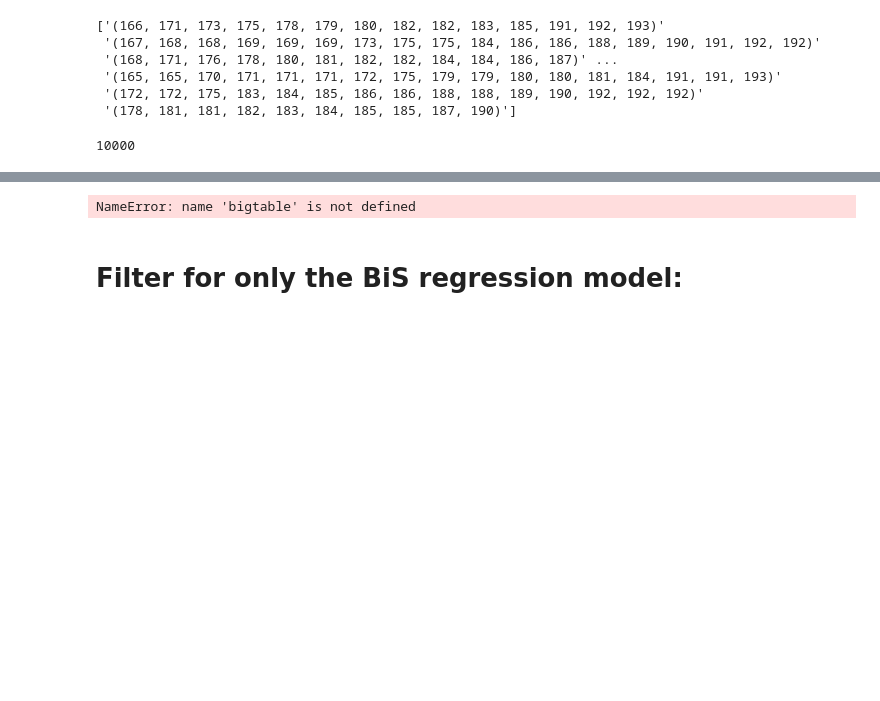
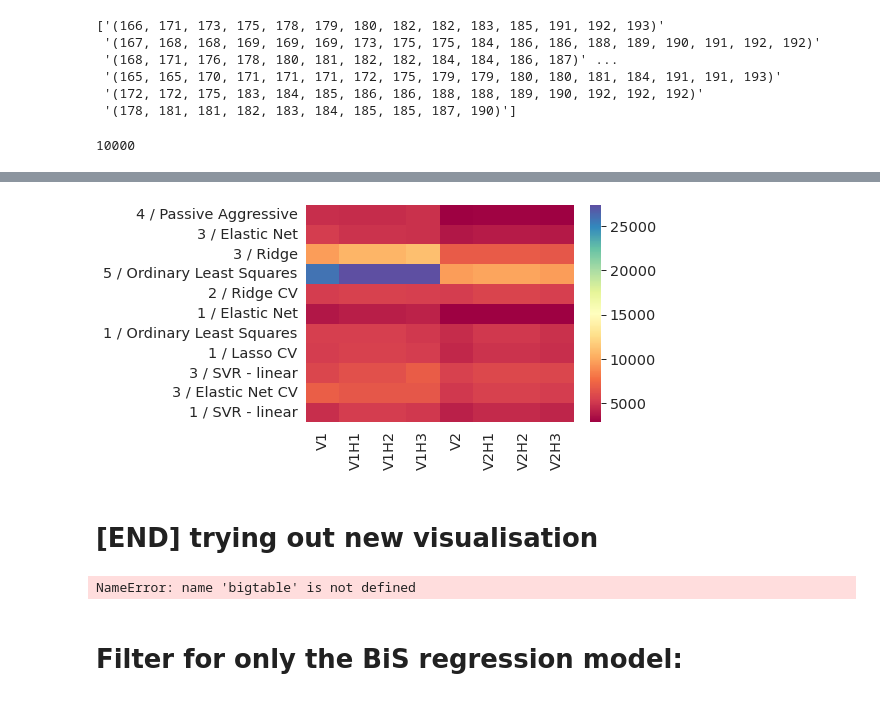
Before and after one commit to Sheypex/ba_proto, a Jupyter notebook: py/graphics.ipynb, the cells around one changed output, grey strips where cells are left out. Drawn from its saved outputs; the diff is of its cells as text; code cells hidden in the pictures; blank space fills up the shorter version.

Commit message:
graphics

```diff
--- a/py/graphics.ipynb
+++ b/py/graphics.ipynb
@@ -206,2 +266,0 @@ with rich.status.Status("Processing", console=rc):
-# %%
-grouped.sort_index(inplace=True)
@@ -224,0 +267,6 @@ grouped
+# %%
+tmp = bigtable[bigtable.schedCat != "random"]
+clusters = tmp.cluster.unique()
+regModels = tmp.regModel.unique()
+methods = tmp.method.unique()
+del tmp
@@ -224,0 +307,2 @@ grouped
+# %%
+regModelMethodScores = getRegModelMethodScores("regModelMethodScores.pickle", bigtable)
@@ -224,0 +329,5 @@ grouped
+# %%
+scoresDF = pds.DataFrame(index=regModels, columns=methods, dtype=float)
+for rm, s in regModelMethodScores.items():
+    rM, meth = rm
+    scoresDF.loc[rM, meth] = s
@@ -225,3 +349,13 @@ grouped
+# %%
+ax = sns.heatmap(scoresDF,
+                 cmap="Spectral",
+                 xticklabels=[c.replace("recommender", "") for c in scoresDF.columns],
+                 robust=True)
+plt.show()
+# %% [output]
+[figure, added]
+# %% [markdown]
+# [END] trying out new visualisation
 # %%
 descByMethod = bigtable.groupby(["method"])["res"].describe(  # percentiles=[x / 10 for x in range(1, 10)],
     include="all")
```
Also changed, not shown: parts of 15 cells of this notebook.
